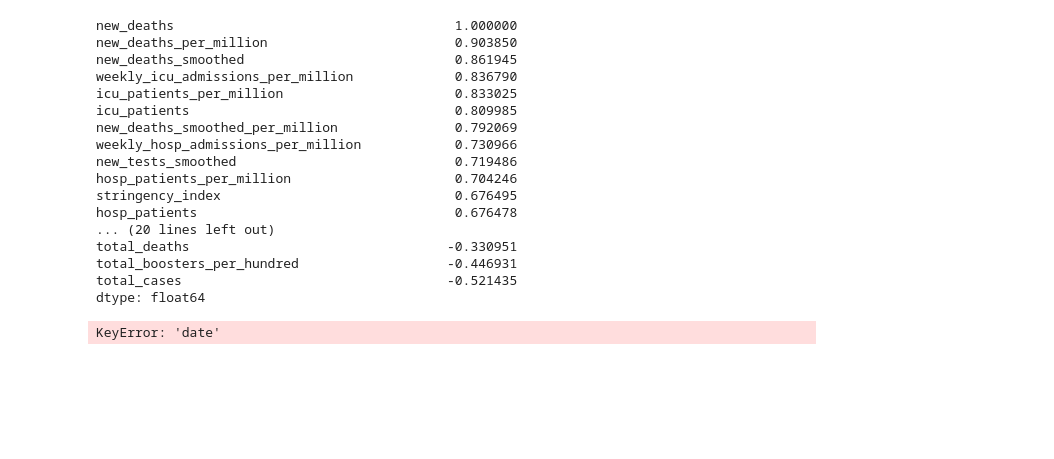
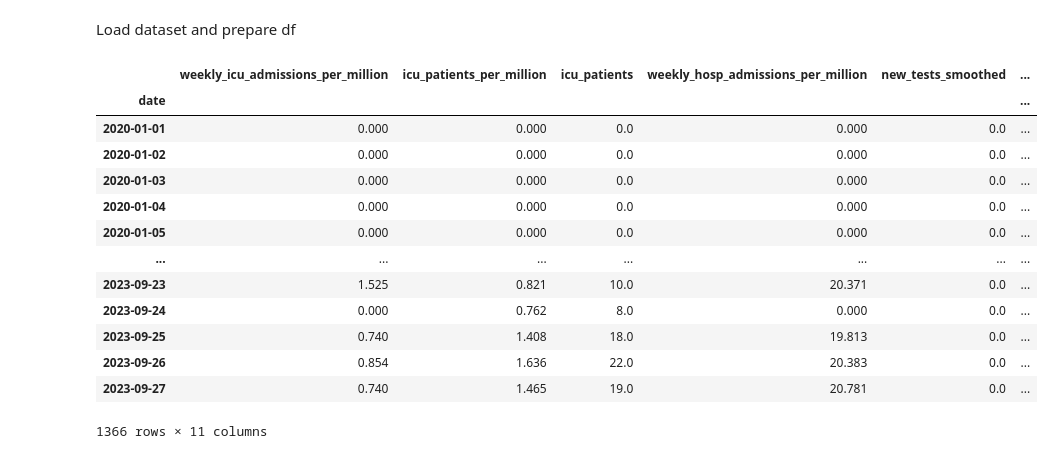
Before and after one commit to samuell07/timeseries-forecasting, a Jupyter notebook: covid_deaths/covid-deaths-eda.ipynb, the cells around one changed output. Drawn from its saved outputs; the diff is of its cells as text; code cells hidden in the pictures; blank space fills up the shorter version.

```diff
--- a/covid_deaths/covid-deaths-eda.ipynb
+++ b/covid_deaths/covid-deaths-eda.ipynb
@@ -42,33 +9,31 @@ data.drop(columns=['date'], inplace=True)
-# %%
-
-correlation_with_A = data.corrwith(data['new_deaths'])
-
-print(correlation_with_A.sort_values(ascending=False))
-# %% [output]
-new_deaths                                    1.000000
-new_deaths_per_million                        0.903850
-new_deaths_smoothed                           0.861945
-weekly_icu_admissions_per_million             0.836790
-icu_patients_per_million                      0.833025
-icu_patients                                  0.809985
-new_deaths_smoothed_per_million               0.792069
-weekly_hosp_admissions_per_million            0.730966
-new_tests_smoothed                            0.719486
-hosp_patients_per_million                     0.704246
-stringency_index                              0.676495
-hosp_patients                                 0.676478
-... (20 lines left out)
-total_deaths                                 -0.330951
-total_boosters_per_hundred                   -0.446931
-total_cases                                  -0.521435
-dtype: float64
-# %%
-# Convert the datetime 'new_deaths' to a datetime object
-data['date'] = pd.to_datetime(data['date'])
-data = data.groupby('date').sum().reset_index()
-
-# Set the datetime 'new_deaths' as the index
-data.set_index('date', inplace=True)
-# %% [output]
-KeyError: 'date'
+# %% [markdown]
+Load dataset and prepare df
+# %%
+# Load the dfset
+file_path = './data/owid-covid-data.csv'
+date_column = 'date'
+target_column = 'new_deaths'
+df = pd.read_csv(file_path).drop(columns=['total_deaths','new_deaths_smoothed', 'total_deaths_per_million','new_deaths_per_million','new_deaths_smoothed_per_million'])
+df = df.groupby(date_column).sum().reset_index()
+df.set_index(date_column, inplace=True)
+df = df.select_dtypes(exclude=['object'])
+correlation_with_target = df.drop(columns=[target_column]).corrwith(df[target_column])
+most_corr = correlation_with_target.sort_values(ascending=False).index[:10]
+df = df[most_corr].merge(df[target_column], left_index=True, right_index=True)
+df
+# %% [output]
+|  | weekly_icu_admissions_per_million | icu_patients_per_million | icu_patients | weekly_hosp_admissions_per_million | new_tests_smoothed | ... |
+| date |  |  |  |  |  | ... |
+| 2020-01-01 | 0.000 | 0.000 | 0.0 | 0.000 | 0.0 | ... |
+| 2020-01-02 | 0.000 | 0.000 | 0.0 | 0.000 | 0.0 | ... |
+| 2020-01-03 | 0.000 | 0.000 | 0.0 | 0.000 | 0.0 | ... |
+| 2020-01-04 | 0.000 | 0.000 | 0.0 | 0.000 | 0.0 | ... |
+| 2020-01-05 | 0.000 | 0.000 | 0.0 | 0.000 | 0.0 | ... |
+| ... | ... | ... | ... | ... | ... | ... |
+| 2023-09-23 | 1.525 | 0.821 | 10.0 | 20.371 | 0.0 | ... |
+| 2023-09-24 | 0.000 | 0.762 | 8.0 | 0.000 | 0.0 | ... |
+| 2023-09-25 | 0.740 | 1.408 | 18.0 | 19.813 | 0.0 | ... |
+| 2023-09-26 | 0.854 | 1.636 | 22.0 | 20.383 | 0.0 | ... |
+| 2023-09-27 | 0.740 | 1.465 | 19.0 | 20.781 | 0.0 | ... |
+1366 rows × 11 columns
 # %%
```
Also changed, not shown: parts of 8 cells of this notebook, 6 other files.
